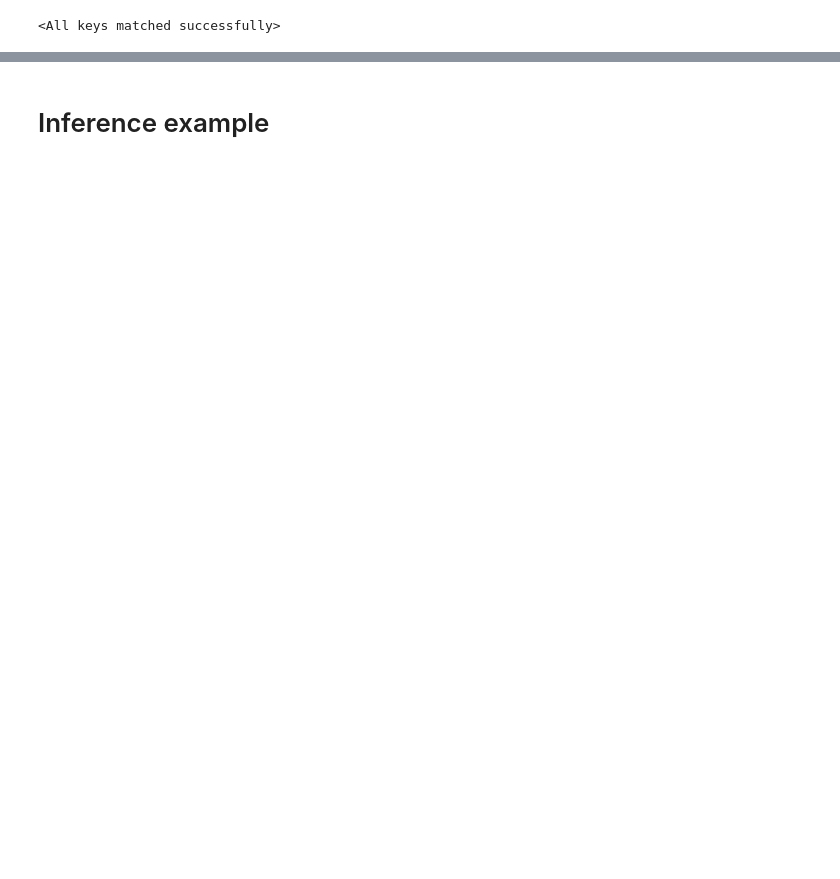
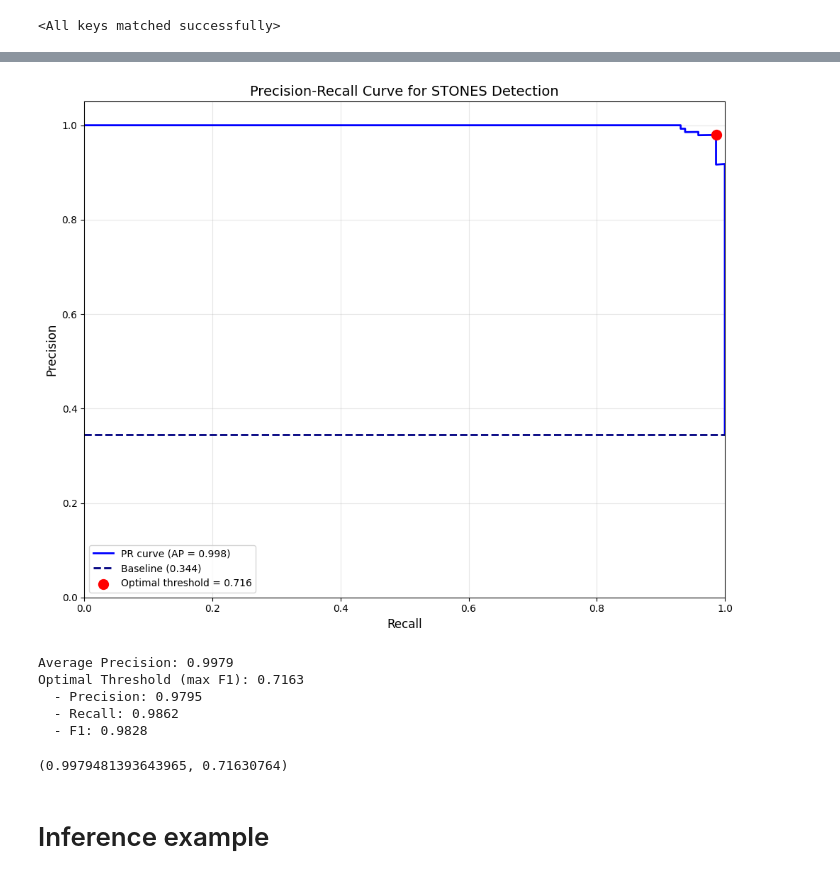
Before and after one commit to VictoriaKlyueva/hot-word-detection, a Jupyter notebook: notebooks/CNN_detector.ipynb, the cells around one changed output, grey strips where cells are left out. Cells and saved outputs as stored; diff of their text form; code cells hidden in the pictures; blank space fills up the shorter version.

```diff
--- a/notebooks/CNN_detector.ipynb
+++ b/notebooks/CNN_detector.ipynb
@@ -566,3 +722,13 @@ F1-score:  0.8000
+# %%
+plot_precision_recall_curve(model, val_loader, DEVICE)
+# %% [output]
+[figure, added]
+Average Precision: 0.9979
+Optimal Threshold (max F1): 0.7163
+  - Precision: 0.9795
+  - Recall: 0.9862
+  - F1: 0.9828
+(0.9979481393643965, 0.71630764)
 # %% [markdown]
 # Inference example
 # %%
```
Also changed, not shown: parts of 11 cells of this notebook, 2 other files.
